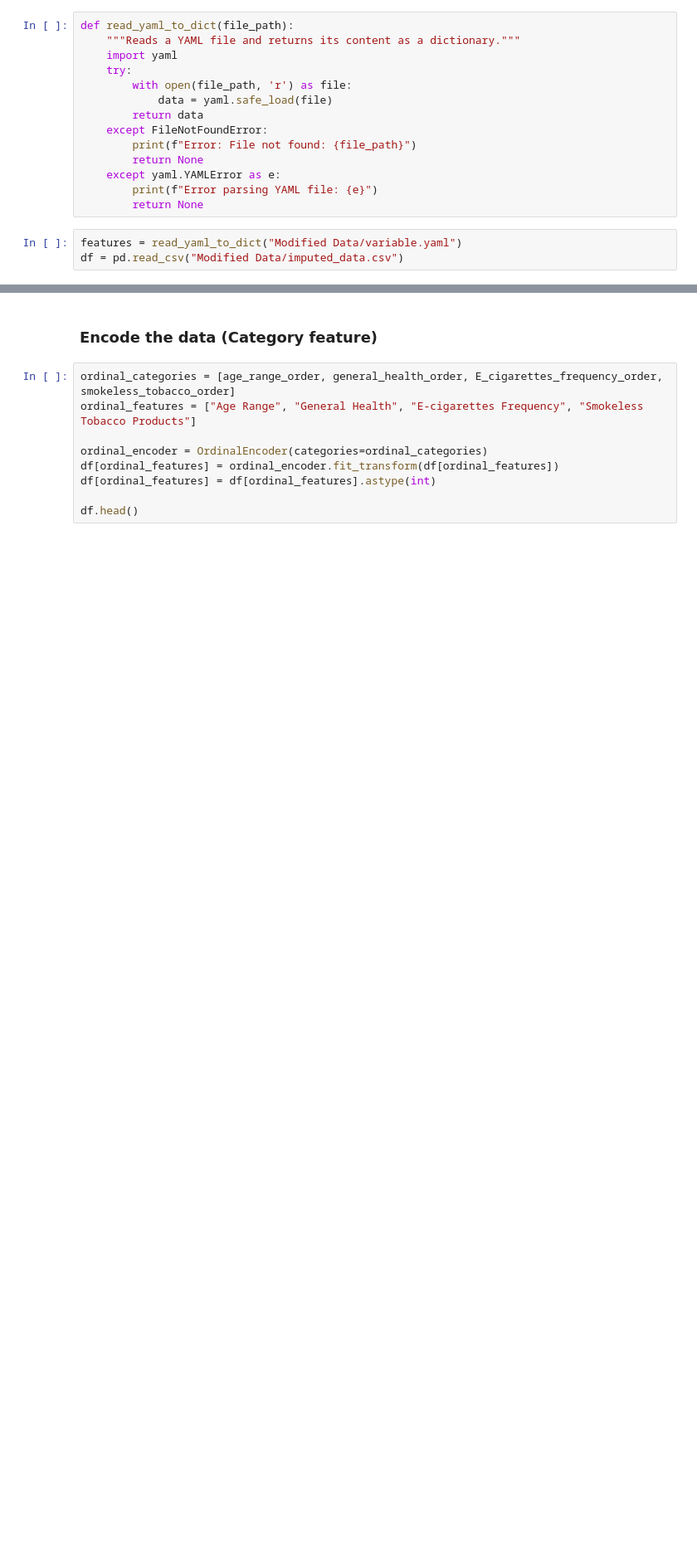
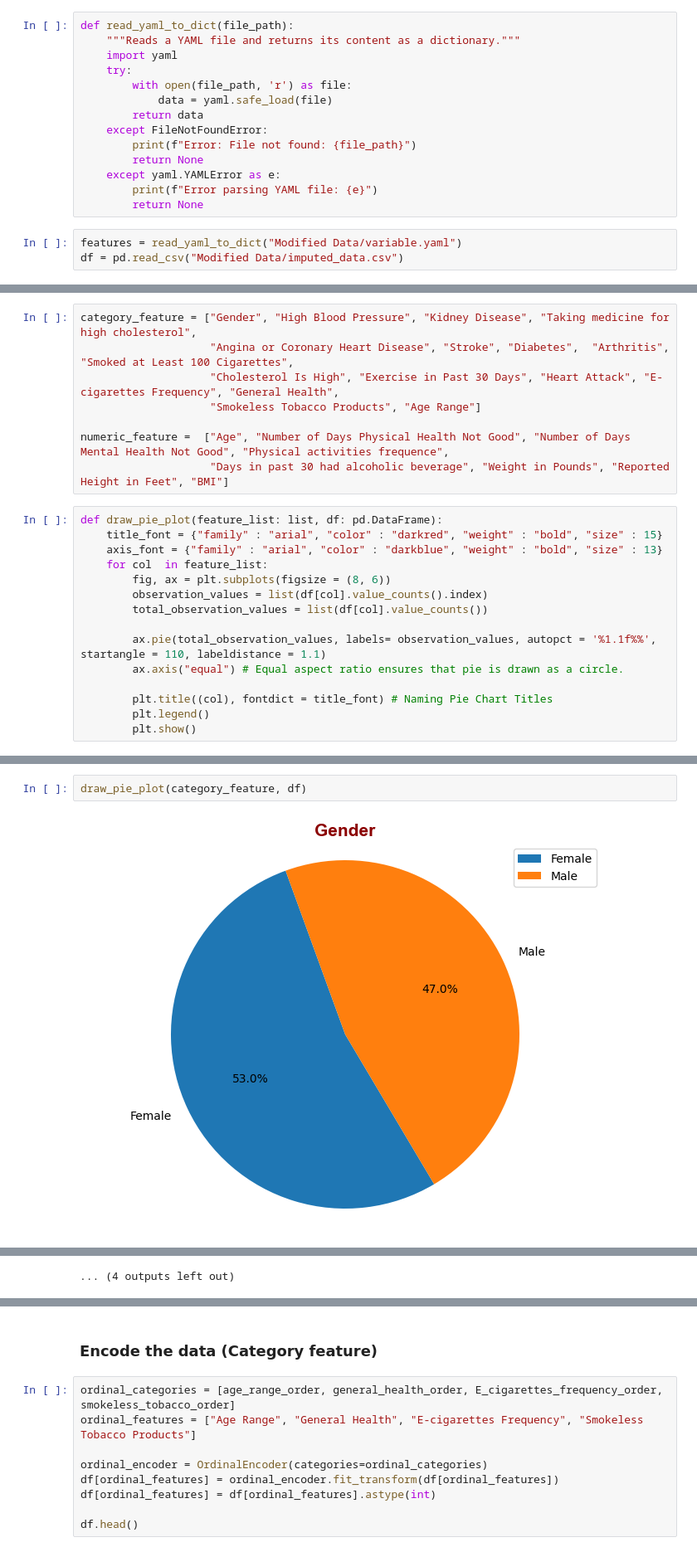
Before and after one commit to Huy1996/CMPE-257---Group-1, a Jupyter notebook: EDA.ipynb, the cells around one changed output, grey strips where cells are left out. Shown at 83% size. Saved outputs shown, nothing was run; the diff lists cells and outputs as text; blank space fills up the shorter version.

```diff
--- a/EDA.ipynb
+++ b/EDA.ipynb
@@ -74,0 +88,23 @@ sns.countplot(x='Gender', data=df)
+# %%
+category_feature = ["Gender", "High Blood Pressure", "Kidney Disease", "Taking medicine for high cholesterol",
+                    "Angina or Coronary Heart Disease", "Stroke", "Diabetes",  "Arthritis", "Smoked at Least 100 Cigarettes",
+                    "Cholesterol Is High", "Exercise in Past 30 Days", "Heart Attack", "E-cigarettes Frequency", "General Health",
+                    "Smokeless Tobacco Products", "Age Range"]
+
+numeric_feature =  ["Age", "Number of Days Physical Health Not Good", "Number of Days Mental Health Not Good", "Physical activities frequence",
+                    "Days in past 30 had alcoholic beverage", "Weight in Pounds", "Reported Height in Feet", "BMI"]
+# %%
+def draw_pie_plot(feature_list: list, df: pd.DataFrame):
+    title_font = {"family" : "arial", "color" : "darkred", "weight" : "bold", "size" : 15}
+    axis_font = {"family" : "arial", "color" : "darkblue", "weight" : "bold", "size" : 13}
+    for col  in feature_list:
+        fig, ax = plt.subplots(figsize = (8, 6))
+        observation_values = list(df[col].value_counts().index)
+        total_observation_values = list(df[col].value_counts())
+
+        ax.pie(total_observation_values, labels= observation_values, autopct = '%1.1f%%', startangle = 110, labeldistance = 1.1)
+        ax.axis("equal") # Equal aspect ratio ensures that pie is drawn as a circle.
+
+        plt.title((col), fontdict = title_font) # Naming Pie Chart Titles
+        plt.legend()
+        plt.show()
@@ -74,0 +128,4 @@ sns.countplot(x='Gender', data=df)
+# %%
+draw_pie_plot(category_feature, df)
+# %% [output]
+[figure, added]
@@ -74,0 +143 @@ sns.countplot(x='Gender', data=df)
+... (4 outputs left out)
```
Also changed, not shown: parts of 57 cells of this notebook.
